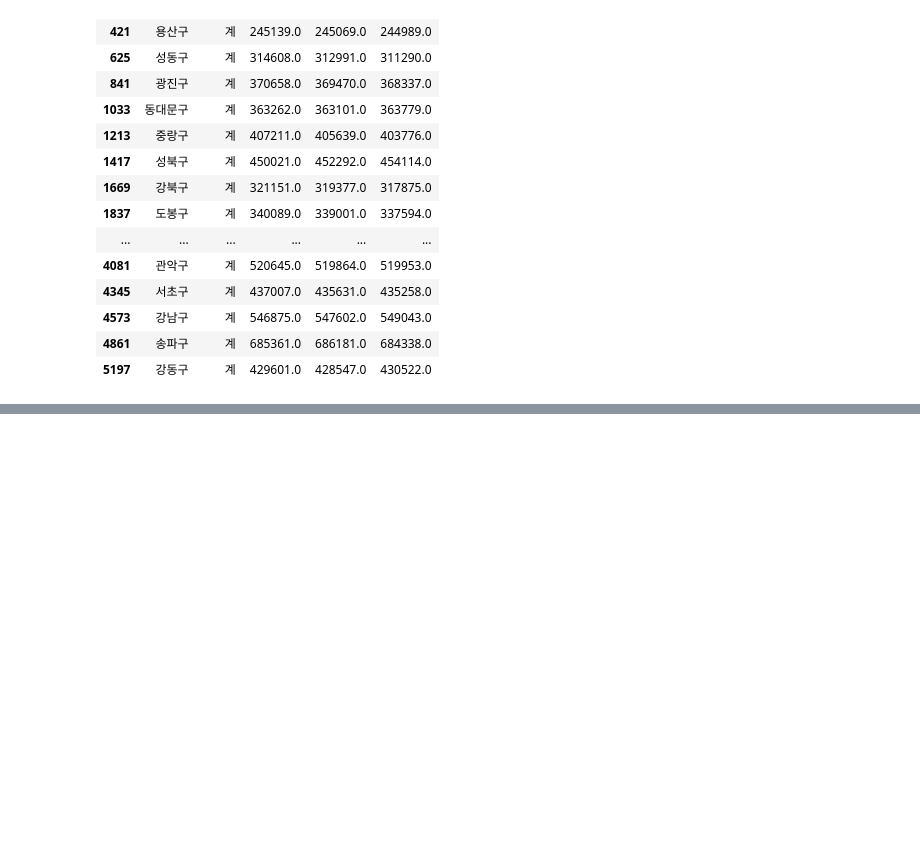
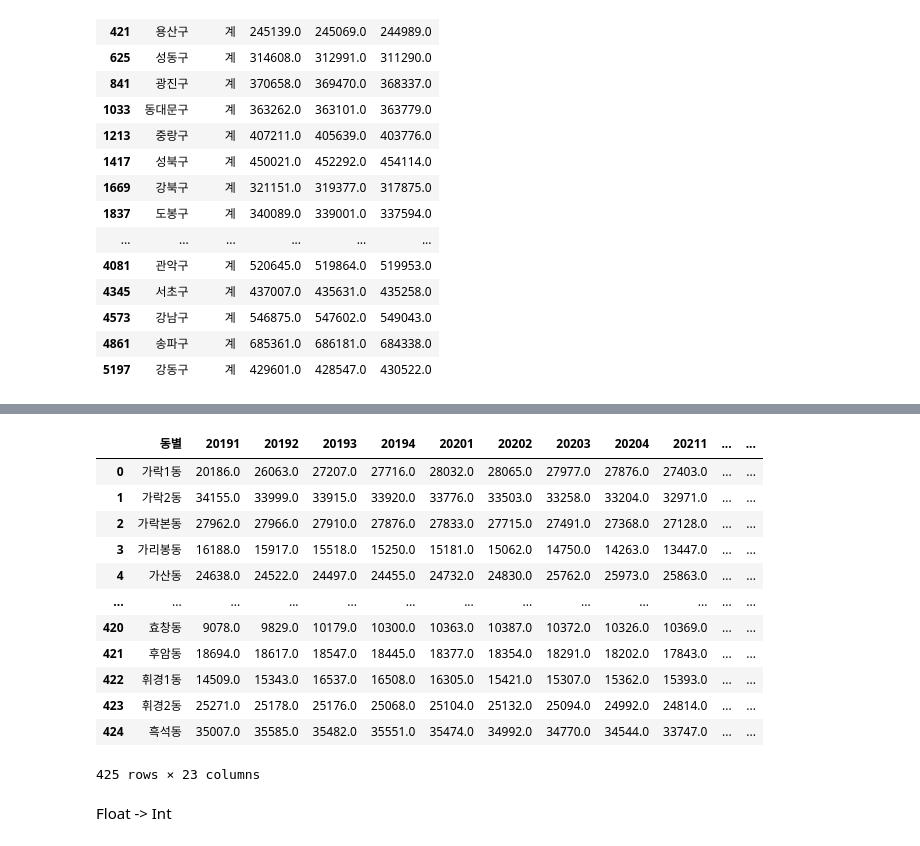
Before and after one commit to icehotcocoa/apt-project, a Jupyter notebook: oos/data/거주인구/서울시 거주인구 (동,분기).ipynb, the cells around one changed output, grey strips where cells are left out. Drawn from its saved outputs; the diff is of its cells as text; code cells hidden in the pictures; blank space fills up the shorter version.

```diff
--- a/oos/data/거주인구/서울시 거주인구 (동,분기).ipynb
+++ b/oos/data/거주인구/서울시 거주인구 (동,분기).ipynb
@@ -274,0 +280,18 @@ filtered_data.iloc[:,:13]
+# %%
+dong425
+# %% [output]
+|  | 동별 | 20191 | 20192 | 20193 | 20194 | 20201 | 20202 | 20203 | 20204 | 20211 | ... | ... |
+| 0 | 가락1동 | 20186.0 | 26063.0 | 27207.0 | 27716.0 | 28032.0 | 28065.0 | 27977.0 | 27876.0 | 27403.0 | ... | ... |
+| 1 | 가락2동 | 34155.0 | 33999.0 | 33915.0 | 33920.0 | 33776.0 | 33503.0 | 33258.0 | 33204.0 | 32971.0 | ... | ... |
+| 2 | 가락본동 | 27962.0 | 27966.0 | 27910.0 | 27876.0 | 27833.0 | 27715.0 | 27491.0 | 27368.0 | 27128.0 | ... | ... |
+| 3 | 가리봉동 | 16188.0 | 15917.0 | 15518.0 | 15250.0 | 15181.0 | 15062.0 | 14750.0 | 14263.0 | 13447.0 | ... | ... |
+| 4 | 가산동 | 24638.0 | 24522.0 | 24497.0 | 24455.0 | 24732.0 | 24830.0 | 25762.0 | 25973.0 | 25863.0 | ... | ... |
+| ... | ... | ... | ... | ... | ... | ... | ... | ... | ... | ... | ... | ... |
+| 420 | 효창동 | 9078.0 | 9829.0 | 10179.0 | 10300.0 | 10363.0 | 10387.0 | 10372.0 | 10326.0 | 10369.0 | ... | ... |
+| 421 | 후암동 | 18694.0 | 18617.0 | 18547.0 | 18445.0 | 18377.0 | 18354.0 | 18291.0 | 18202.0 | 17843.0 | ... | ... |
+| 422 | 휘경1동 | 14509.0 | 15343.0 | 16537.0 | 16508.0 | 16305.0 | 15421.0 | 15307.0 | 15362.0 | 15393.0 | ... | ... |
+| 423 | 휘경2동 | 25271.0 | 25178.0 | 25176.0 | 25068.0 | 25104.0 | 25132.0 | 25094.0 | 24992.0 | 24814.0 | ... | ... |
+| 424 | 흑석동 | 35007.0 | 35585.0 | 35482.0 | 35551.0 | 35474.0 | 34992.0 | 34770.0 | 34544.0 | 33747.0 | ... | ... |
+425 rows × 23 columns
+# %% [markdown]
+Float -> Int
```
Also changed, not shown: parts of 26 cells of this notebook, 1 other file.
